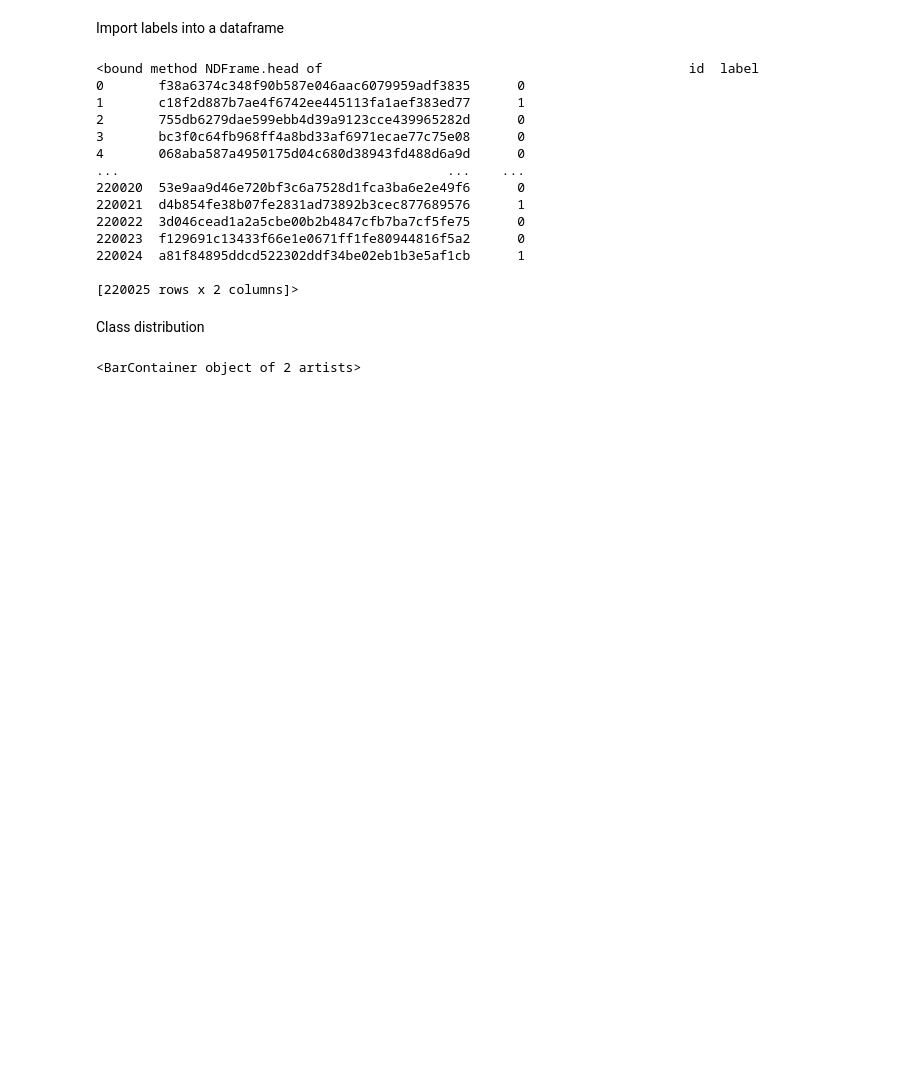
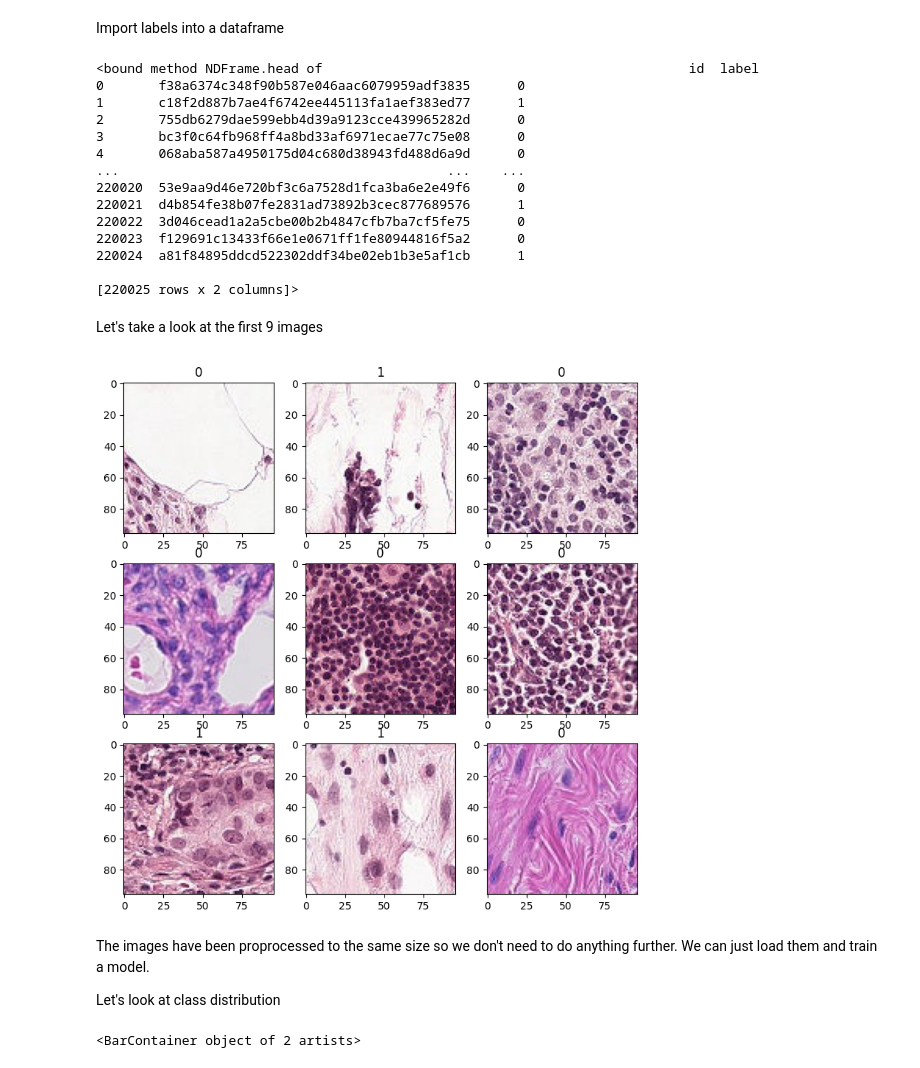
Before and after one commit to amcwhae/Cancer-Detection, a Jupyter notebook: CNN-Cancer-Detection.ipynb, the cells around one changed output. Cells and saved outputs as stored; diff of their text form; code cells hidden in the pictures; blank space fills up the shorter version.

```diff
--- a/CNN-Cancer-Detection.ipynb
+++ b/CNN-Cancer-Detection.ipynb
@@ -59,8 +62,29 @@ df.head
 220024  a81f84895ddcd522302ddf34be02eb1b3e5af1cb      1
 
 [220025 rows x 2 columns]>
-# %% [markdown]
-Class distribution
+# %% [markdown]
+Let's take a look at the first 9 images
+# %%
+def draw_first_9():
+    img_path = os.path.join(BASE_DIR, 'input\\train')
+    f, ax = plt.subplots(nrows=3, ncols=3, figsize=(9,9))
+    idx = 0
+    for i in range(3):
+        for j in range(3):
+            row = df.iloc[idx,:]
+            img_file = os.path.join(img_path, row.id + '.tif')
+            im=image.imread(img_file)
+            ax[i, j].imshow(im, resample=True, )
+            ax[i, j].set_title(row.label)
+            idx += 1
+
+draw_first_9()
+# %% [output]
+[figure, added]
+# %% [markdown]
+The images have been proprocessed to the same size so we don't need to do anything further. We can just load them and train a model.
+
+Let's look at class distribution
 # %%
 df['label'].value_counts()
 plt.bar(["Negative", "Positive"], height=df['label'].value_counts())
```
Also changed, not shown: parts of 20 cells of this notebook, 1 other file.
